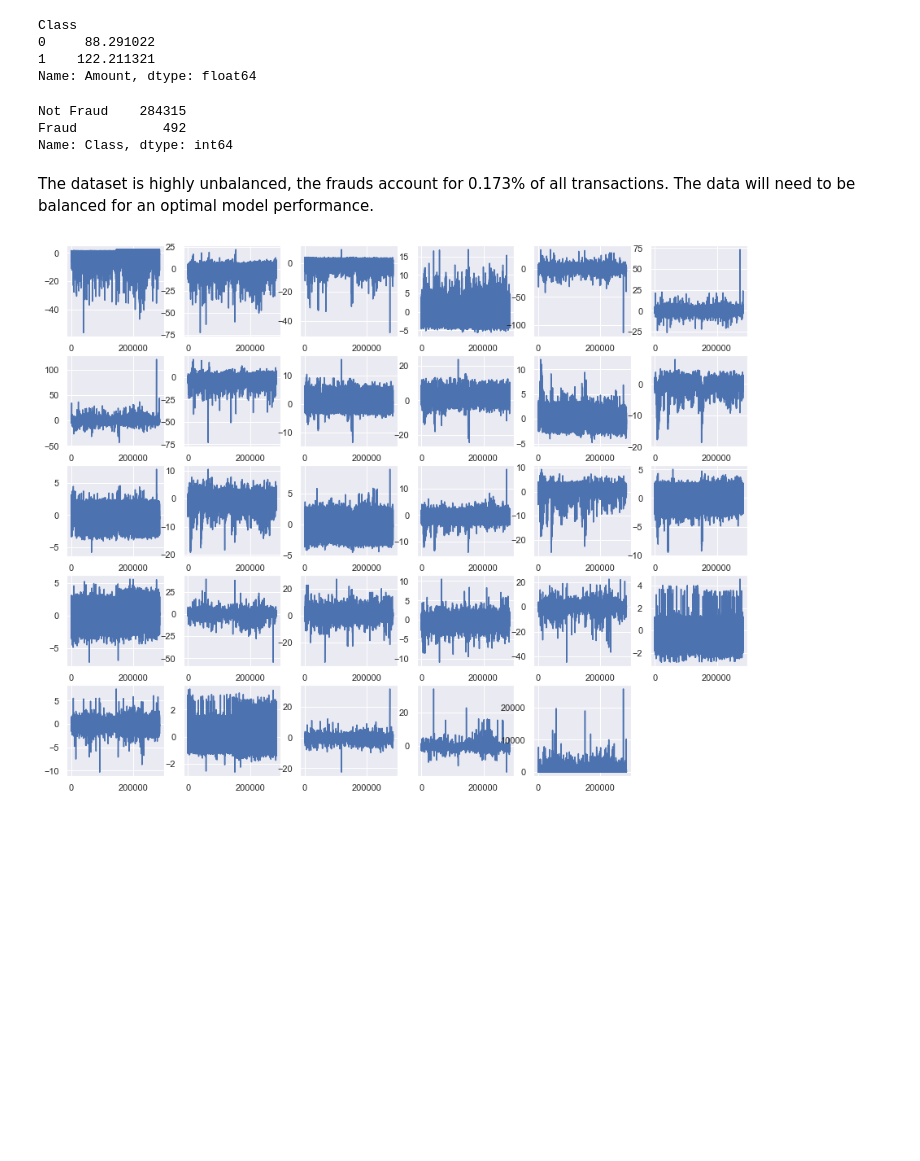
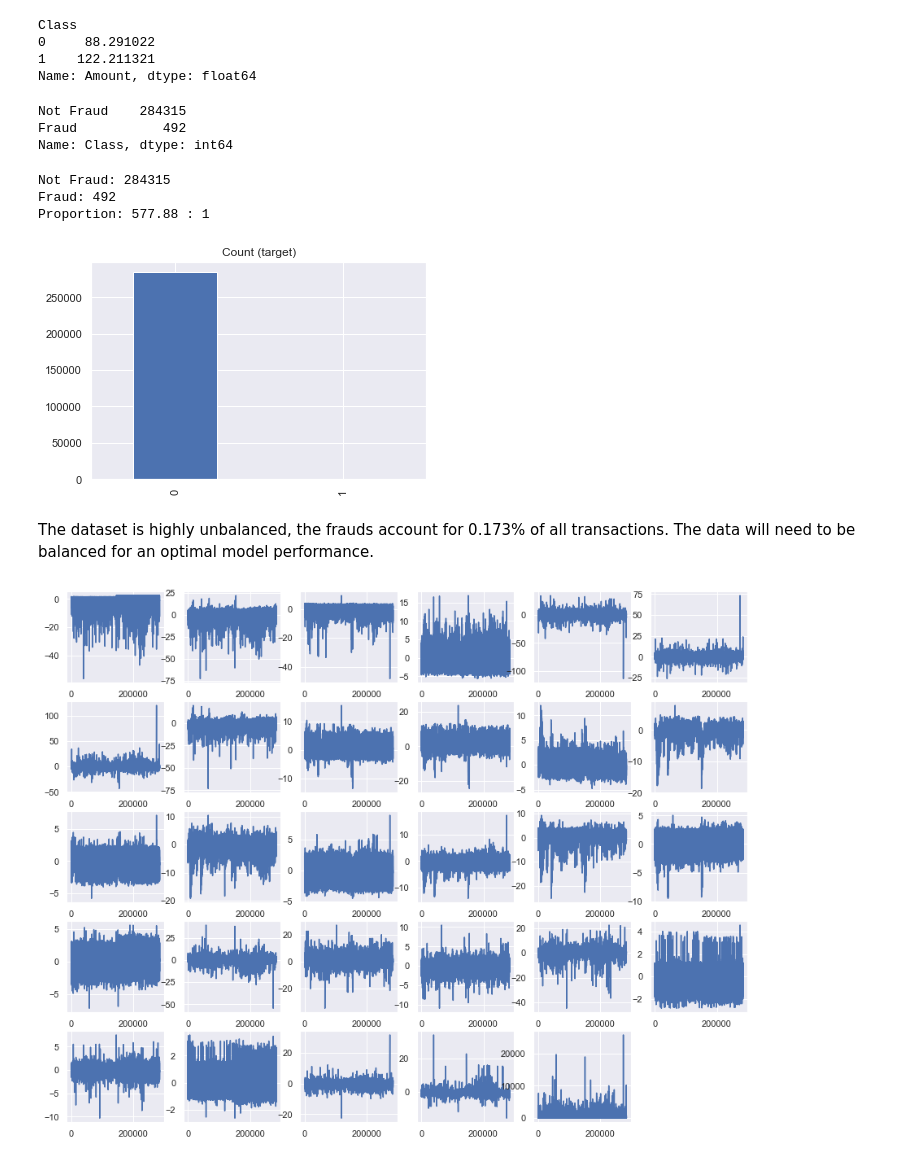
Before and after one commit to Sedozan/Analytics, a Jupyter notebook: Credit Card Fraud Detection.ipynb, the cells around one changed output. Drawn from its saved outputs; the diff is of its cells as text; code cells hidden in the pictures; blank space fills up the shorter version.

```diff
--- a/Credit Card Fraud Detection.ipynb
+++ b/Credit Card Fraud Detection.ipynb
@@ -30,7 +39,7 @@ sns.set()
 %matplotlib inline
 # %%
 #Loading the data
-df = pd.read_csv('/Users/sedozansenou/Desktop/creditcard.csv')
+df = pd.read_csv(r'c:\Users\mseno\Desktop\Credit Card Project\Creditcard.csv')
 # %%
 #High-level view of the data
 print(df.shape)
@@ -120,6 +129,18 @@ print(df.Class.value_counts().rename(index = class_names))
 Not Fraud    284315
 Fraud           492
 Name: Class, dtype: int64
+# %%
+target_count = df.Class.value_counts()
+print('Not Fraud:', target_count[0])
+print('Fraud:', target_count[1])
+print('Proportion:', round(target_count[0] / target_count[1], 2), ': 1')
+
+target_count.plot(kind='bar', title='Count (target)');
+# %% [output]
+Not Fraud: 284315
+Fraud: 492
+Proportion: 577.88 : 1
+[figure, added]
 # %% [markdown]
 The dataset is highly unbalanced, the frauds account for 0.173% of all transactions. The data will need to be balanced for an optimal model performance.
 # %%
```
Also changed, not shown: parts of 20 cells of this notebook.
